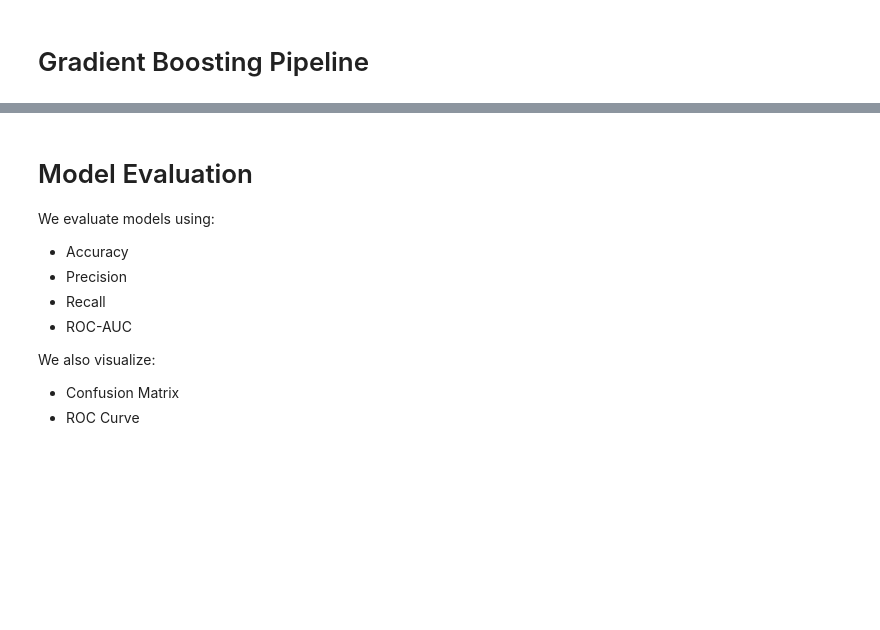
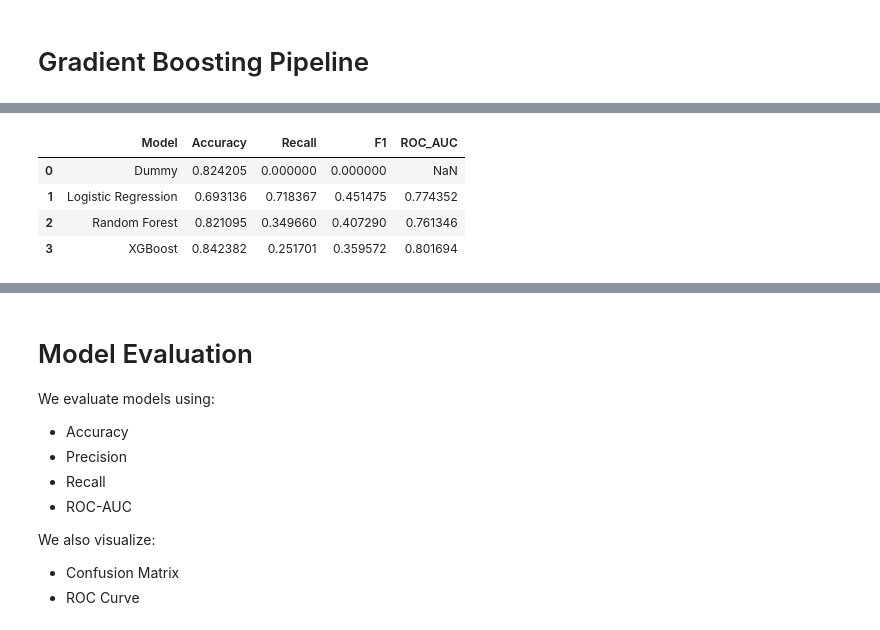
Before and after one commit to ChairoSolutions/Kenya-financial-inclusion-risk, a Jupyter notebook: notebooks/Modeling_and_Evaluation.ipynb, the cells around one changed output, grey strips where cells are left out. Cells and saved outputs as stored; diff of their text form; code cells hidden in the pictures; blank space fills up the shorter version.

```diff
--- a/notebooks/Modeling_and_Evaluation.ipynb
+++ b/notebooks/Modeling_and_Evaluation.ipynb
@@ -205,0 +378,45 @@ for name, model in models.items():
+# %%
+results = pd.DataFrame({
+"Model": [
+"Dummy",
+"Logistic Regression",
+"Random Forest",
+"XGBoost"
+],
+
+"Accuracy": [
+accuracy_score(y_test, y_pred_dummy),
+accuracy_score(y_test, y_pred_log_reg),
+accuracy_score(y_test, y_pred_rf),
+accuracy_score(y_test, y_pred_gb)
+],
+
+"Recall": [
+recall_score(y_test, y_pred_dummy),
+recall_score(y_test, y_pred_log_reg),
+recall_score(y_test, y_pred_rf),
+recall_score(y_test, y_pred_gb)
+],
+
+"F1": [
+f1_score(y_test, y_pred_dummy),
+f1_score(y_test, y_pred_log_reg),
+f1_score(y_test, y_pred_rf),
+f1_score(y_test, y_pred_gb)
+],
+
+"ROC_AUC": [
+np.nan,
+roc_auc_score(y_test, log_reg_proba),
+roc_auc_score(y_test, rf.predict_proba(X_test)[:, 1]),
+roc_auc_score(y_test, gb.predict_proba(X_test)[:, 1])
+]
+})
+
+results
+# %% [output]
+|  | Model | Accuracy | Recall | F1 | ROC_AUC |
+| 0 | Dummy | 0.824205 | 0.000000 | 0.000000 | NaN |
+| 1 | Logistic Regression | 0.693136 | 0.718367 | 0.451475 | 0.774352 |
+| 2 | Random Forest | 0.821095 | 0.349660 | 0.407290 | 0.761346 |
+| 3 | XGBoost | 0.842382 | 0.251701 | 0.359572 | 0.801694 |
```
Also changed, not shown: parts of 35 cells of this notebook, 2 other files.
